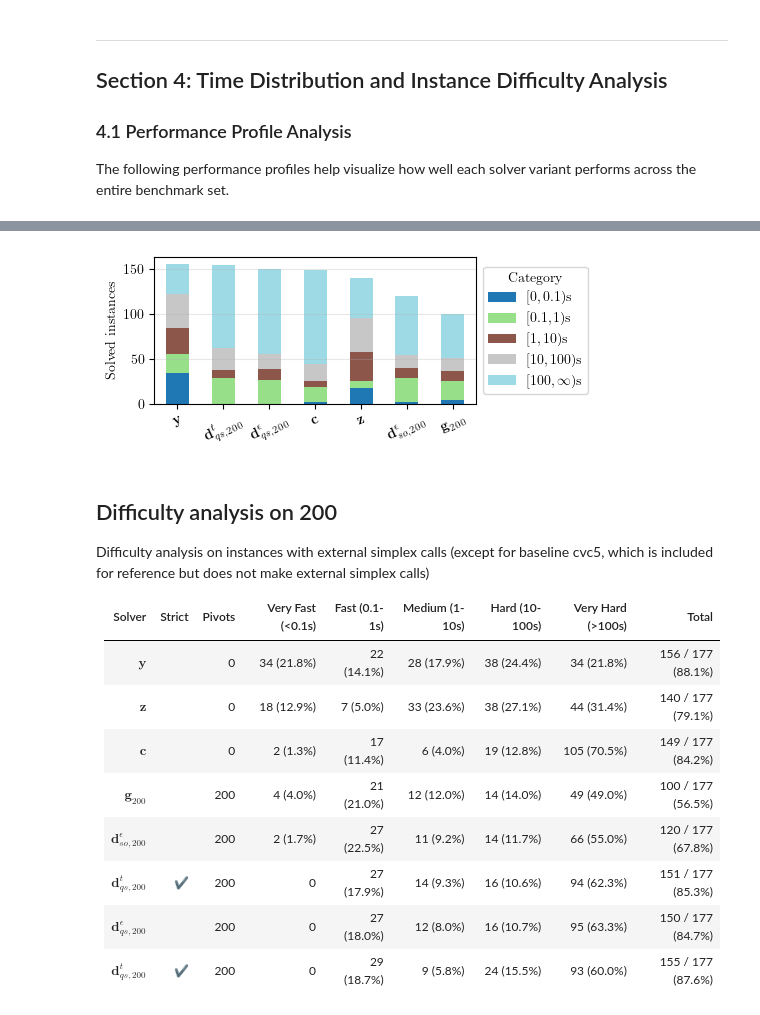
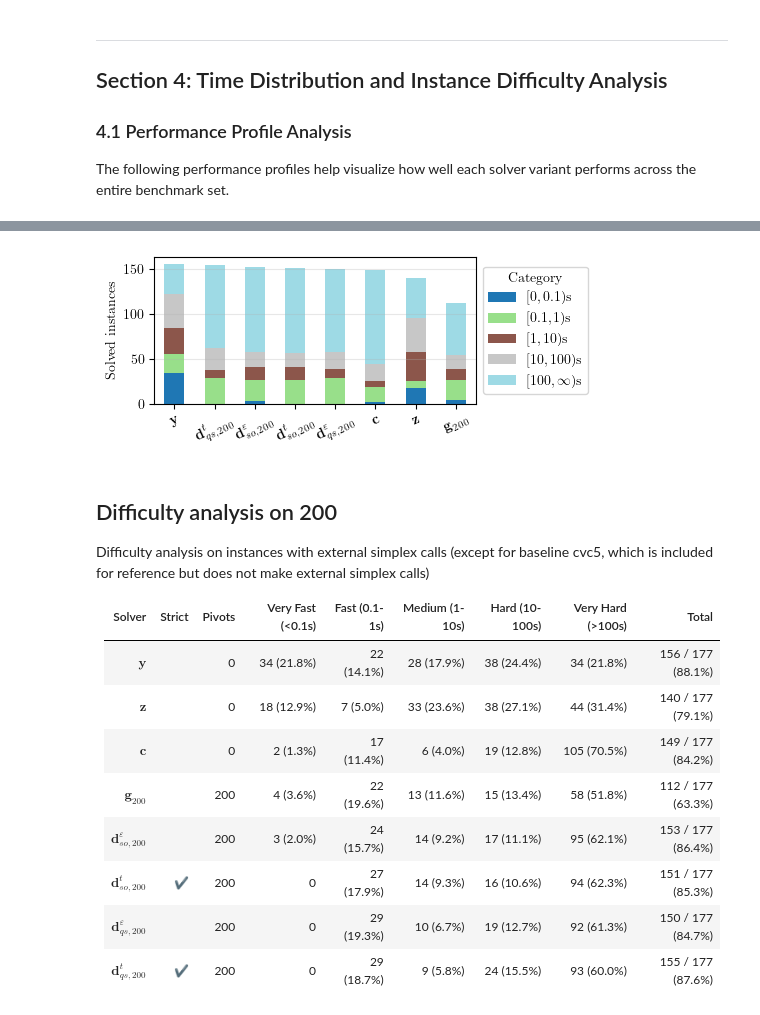
Before and after one commit to TendTo/dlinear, a Jupyter notebook: benchmarks/load_benchmarks.ipynb, the cells around one changed output, grey strips where cells are left out. Drawn from its saved outputs; the diff is of its cells as text; code cells hidden in the pictures.

```diff
--- a/benchmarks/load_benchmarks.ipynb
+++ b/benchmarks/load_benchmarks.ipynb
@@ -57,7 +59,7 @@ plt.rcParams.update(
     }
 )
 # %%
-DROP_UNSOLVED = False
+DROP_UNSOLVED = True
 # %%
 all_instances = pd.read_csv("../instances.csv").set_index("file")
 instances_100 = pd.read_csv("../100_instances.csv").set_index("file")
@@ -117,0 +109,5 @@ qsoptex_i200_strict = qsoptex_i200_strict[qsoptex_i200_strict["resultQ"].isin(["
+# %%
+SOLVERS = ("soplex", "qsoptex")
+ITERATIONS = (100, 200, 300)
+MODES = ("", "_strict",) #"_delta1e-08")
+results: dict[str, SolverResult] = {}
@@ -859,7 +766,7 @@ Difficulty analysis on instances with external simplex calls (except for baselin
 The following performance profiles help visualize how well each solver variant performs across the entire benchmark set.
 # %%
 def print_difficulty_analysis(
-    solvers_analysis: list[tuple[str, pd.DataFrame, str]], total_count: int, group_name = "all"
+    solvers_analysis: list[SolverResult], total_count: int, group_name = "all"
 ):
     # Instance difficulty categorization
     text = f"""## Difficulty analysis on {group_name}
@@ -890,7 +797,10 @@ Difficulty analysis on instances with external simplex calls (except for baselin
 
     categories = ["Very Fast (<0.1s)", "Fast (0.1-1s)", "Medium (1-10s)", "Hard (10-100s)", "Very Hard (>100s)"]
     latex_categories = ["$[0, 0.1)$s", "$[0.1, 1)$s", "$[1, 10)$s", "$[10, 100)$s", r"$[100, \infty)$s"]
-    for solver_name, df, solver_id in solvers_analysis:
+    for solver in solvers_analysis:
+        solver_name = solver.solver_name
+        df = solver.dataframe
+        solver_id = solver.solver_id
         df_copy = (
             df.copy()
             if "theory::arith::z::arith::relax::calls" not in df.columns
@@ -958,13 +868,14 @@ Difficulty analysis on instances with external simplex calls (except for baselin
 # %%
 print_difficulty_analysis(
     solvers_analysis=[
-        (r"$ \textbf{y} $", in_100(yices), "Y"),
-        (r"$ \textbf{z} $", in_100(z3), "Z"),
-        (r"$ \textbf{c} $", in_100(cvc5), "C"),
-        (r"$ \textbf{d}_{so,100}^\epsilon $", soplex_i100, "S"),
-        (r"$ \textbf{d}_{so,100}^t $", soplex_i100_strict, "S"),
-        (r"$ \textbf{d}_{qs,100}^\epsilon $", qsoptex_i100, "Q"),
-        (r"$ \textbf{d}_{qs,100}^t $", qsoptex_i100_strict, "Q"),
+        others_results["yices"].apply_filter(in_100),
+        others_results["z3"].apply_filter(in_100),
+        others_results["cvc5"].apply_filter(in_100),
+        others_results["glpk_i100"],
+        results["soplex_i100"],
+        results["soplex_i100_strict"],
+        results["qsoptex_i100"],
+        results["qsoptex_i100_strict"],
     ],
     total_count= len(instances_100),
     group_name="100",
@@ -987,20 +899,20 @@ Difficulty analysis on instances with external simplex calls (except for baselin
 # %%
 print_difficulty_analysis(
     solvers_analysis=[
-        (r"$ \textbf{y} $", in_200(yices), "Y"),
-        (r"$ \textbf{z} $", in_200(z3), "Z"),
-        (r"$ \textbf{c} $", in_200(cvc5), "C"),
-        (r"$ \textbf{g}_{200}$", in_200(glpk_200), "G"),
-        (r"$ \textbf{d}_{so,200}^\epsilon $", soplex_i200, "S"),
-        (r"$ \textbf{d}_{qs,200}^t $", soplex_i200_strict, "S"),
-        (r"$ \textbf{d}_{qs,200}^\epsilon $", qsoptex_i200, "Q"),
-        (r"$ \textbf{d}_{qs,200}^t $", qsoptex_i200_strict, "Q"),
+        others_results["yices"].apply_filter(in_200),
+        others_results["z3"].apply_filter(in_200),
+        others_results["cvc5"].apply_filter(in_200),
+        others_results["glpk_i200"],
+        results["soplex_i200"],
+        results["soplex_i200_strict"],
+        results["qsoptex_i200"],
+        results["qsoptex_i200_strict"],
     ],
    total_count= len(instances_200),
    group_name="200",
 )
 # %% [output]
-[figure, old version]
+[figure, new version]
 ## Difficulty analysis on 200
 
 Difficulty analysis on instances with external simplex calls (except for baseline cvc5, which is included for reference but does not make external simplex calls)
@@ -1010,8 +922,8 @@ Difficulty analysis on instances with external simplex calls (except for baselin
 | $ \textbf{y} $ |  | 0 | 34 (21.8%) | 22 (14.1%) | 28 (17.9%) | 38 (24.4%) | 34 (21.8%) | 156 / 177 (88.1%)
 | $ \textbf{z} $ |  | 0 | 18 (12.9%) | 7 (5.0%) | 33 (23.6%) | 38 (27.1%) | 44 (31.4%) | 140 / 177 (79.1%)
 | $ \textbf{c} $ |  | 0 | 2 (1.3%) | 17 (11.4%) | 6 (4.0%) | 19 (12.8%) | 105 (70.5%) | 149 / 177 (84.2%)
-| $ \textbf{g}_{200}$ |  | 200 | 4 (4.0%) | 21 (21.0%) | 12 (12.0%) | 14 (14.0%) | 49 (49.0%) | 100 / 177 (56.5%)
-| $ \textbf{d}_{so,200}^\epsilon $ |  | 200 | 2 (1.7%) | 27 (22.5%) | 11 (9.2%) | 14 (11.7%) | 66 (55.0%) | 120 / 177 (67.8%)
-| $ \textbf{d}_{qs,200}^t $ | ✔ | 200 | 0 | 27 (17.9%) | 14 (9.3%) | 16 (10.6%) | 94 (62.3%) | 151 / 177 (85.3%)
-| $ \textbf{d}_{qs,200}^\epsilon $ |  | 200 | 0 | 27 (18.0%) | 12 (8.0%) | 16 (10.7%) | 95 (63.3%) | 150 / 177 (84.7%)
+| $ \textbf{g}_{200} $ |  | 200 | 4 (3.6%) | 22 (19.6%) | 13 (11.6%) | 15 (13.4%) | 58 (51.8%) | 112 / 177 (63.3%)
+| $ \textbf{d}_{so,200}^\varepsilon $ |  | 200 | 3 (2.0%) | 24 (15.7%) | 14 (9.2%) | 17 (11.1%) | 95 (62.1%) | 153 / 177 (86.4%)
+| $ \textbf{d}_{so,200}^t $ | ✔ | 200 | 0 | 27 (17.9%) | 14 (9.3%) | 16 (10.6%) | 94 (62.3%) | 151 / 177 (85.3%)
+| $ \textbf{d}_{qs,200}^\varepsilon $ |  | 200 | 0 | 29 (19.3%) | 10 (6.7%) | 19 (12.7%) | 92 (61.3%) | 150 / 177 (84.7%)
 | $ \textbf{d}_{qs,200}^t $ | ✔ | 200 | 0 | 29 (18.7%) | 9 (5.8%) | 24 (15.5%) | 93 (60.0%) | 155 / 177 (87.6%)
```
Also changed, not shown: parts of 56 cells of this notebook, 1 other file.
